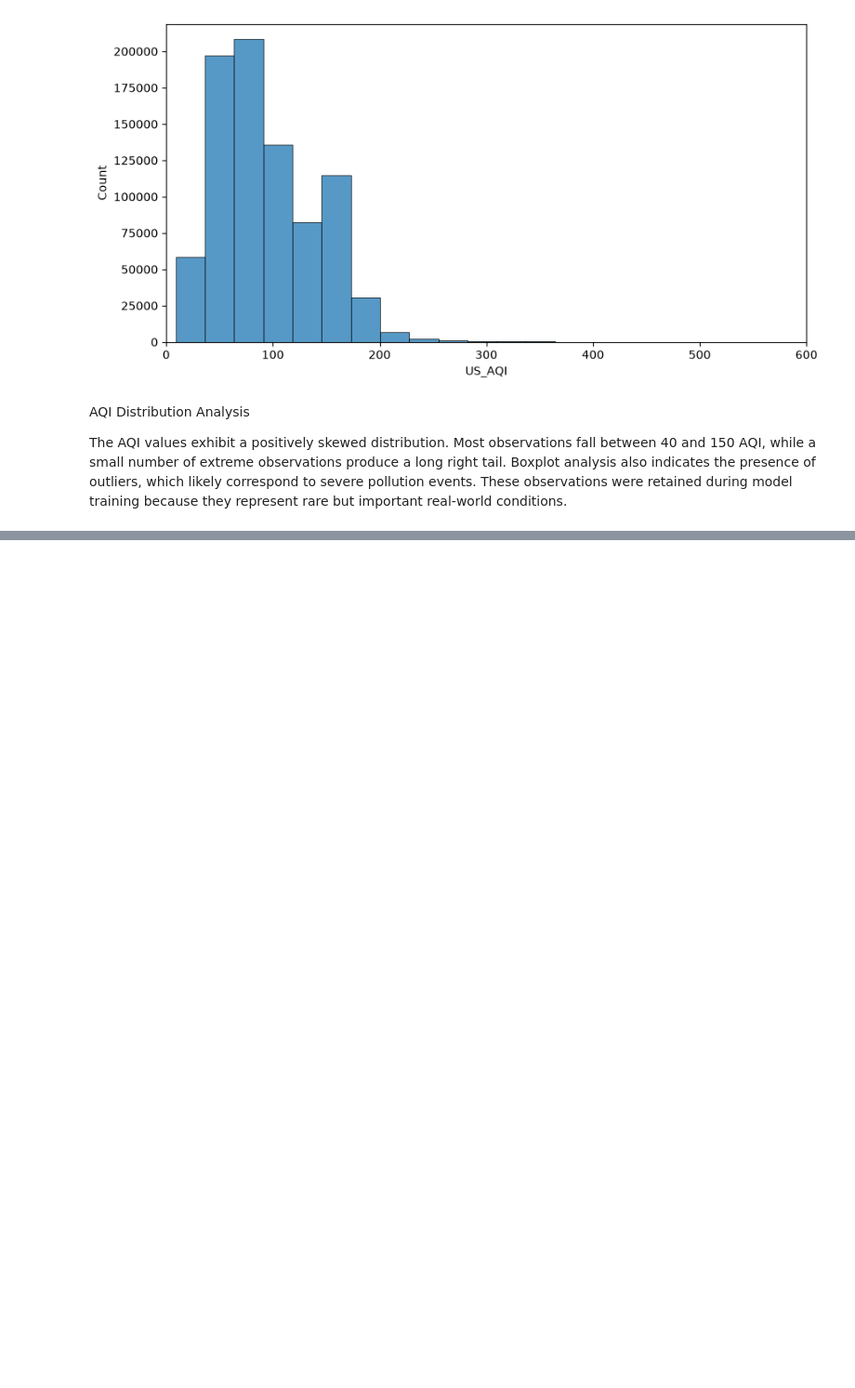
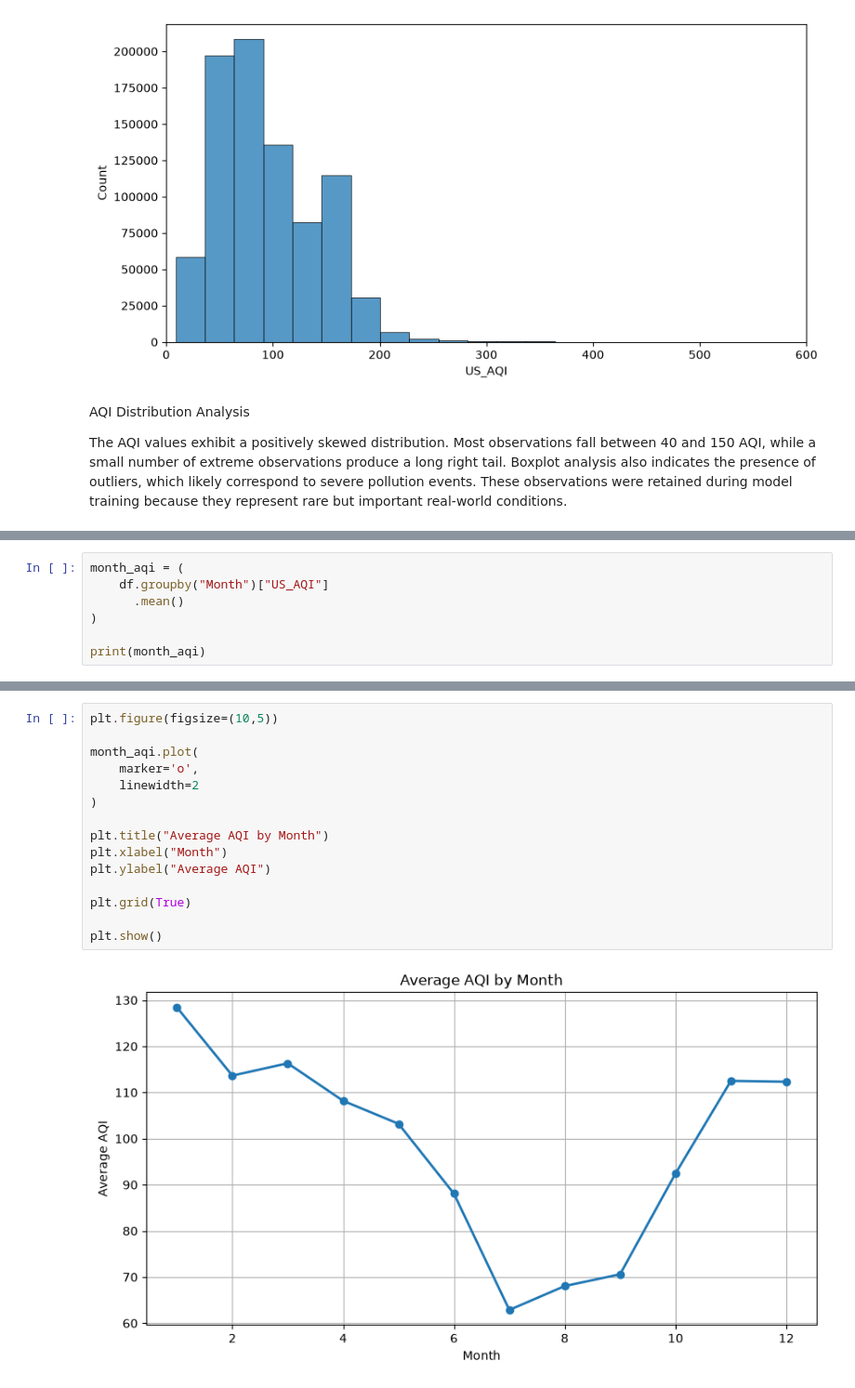
Before and after one commit to shahidk07/AirQualityPredictionSystem, a Jupyter notebook: NOTEBOOKS/EDA.ipynb, the cells around one changed output, grey strips where cells are left out. Shown at 93% size. Cells and saved outputs as stored; diff of their text form; blank space fills up the shorter version.

```diff
--- a/NOTEBOOKS/EDA.ipynb
+++ b/NOTEBOOKS/EDA.ipynb
@@ -621,0 +679,7 @@ The AQI values exhibit a positively skewed distribution. Most observations fall
+# %%
+month_aqi = (
+    df.groupby("Month")["US_AQI"]
+      .mean()
+)
+
+print(month_aqi)
@@ -621,0 +701,17 @@ The AQI values exhibit a positively skewed distribution. Most observations fall
+# %%
+plt.figure(figsize=(10,5))
+
+month_aqi.plot(
+    marker='o',
+    linewidth=2
+)
+
+plt.title("Average AQI by Month")
+plt.xlabel("Month")
+plt.ylabel("Average AQI")
+
+plt.grid(True)
+
+plt.show()
+# %% [output]
+[figure, added]
```
Also changed, not shown: parts of 13 cells of this notebook, 15 other files.
